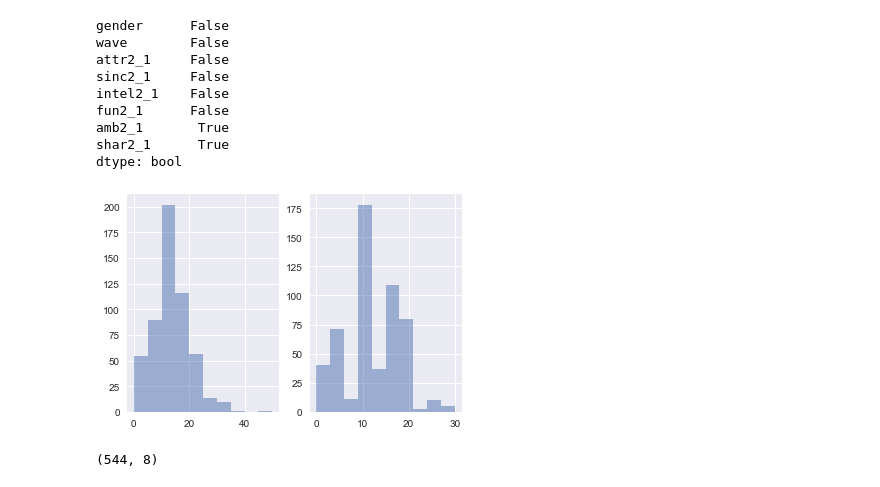
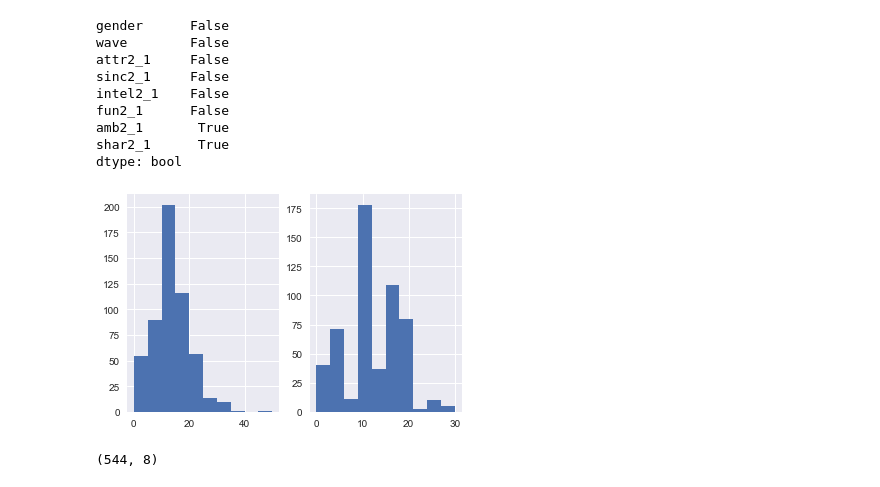
Before and after one commit to maodunzhe/springboardDS, a Jupyter notebook: speed-dating-experiment/speed dating.ipynb, the cells around one changed output. Cells and saved outputs as stored; diff of their text form; code cells hidden in the pictures.

```diff
--- a/speed-dating-experiment/speed dating.ipynb
+++ b/speed-dating-experiment/speed dating.ipynb
@@ -274,8 +291,8 @@ dtype: bool
 # %%
 for i in range(6, 8):
     plt.subplot(1, 2, i - 5)
-    plt.hist(dating_opp.iloc[:,i].dropna(), alpha = 0.5)
+    plt.hist(dating_opp.iloc[:,i].dropna())
 # %% [output]
-[figure, old version]
+[figure, new version]
 # %%
 # Then impute the left NaN values to be the mean value for each attribute within each gender group
```
Also changed, not shown: parts of 32 cells of this notebook.
